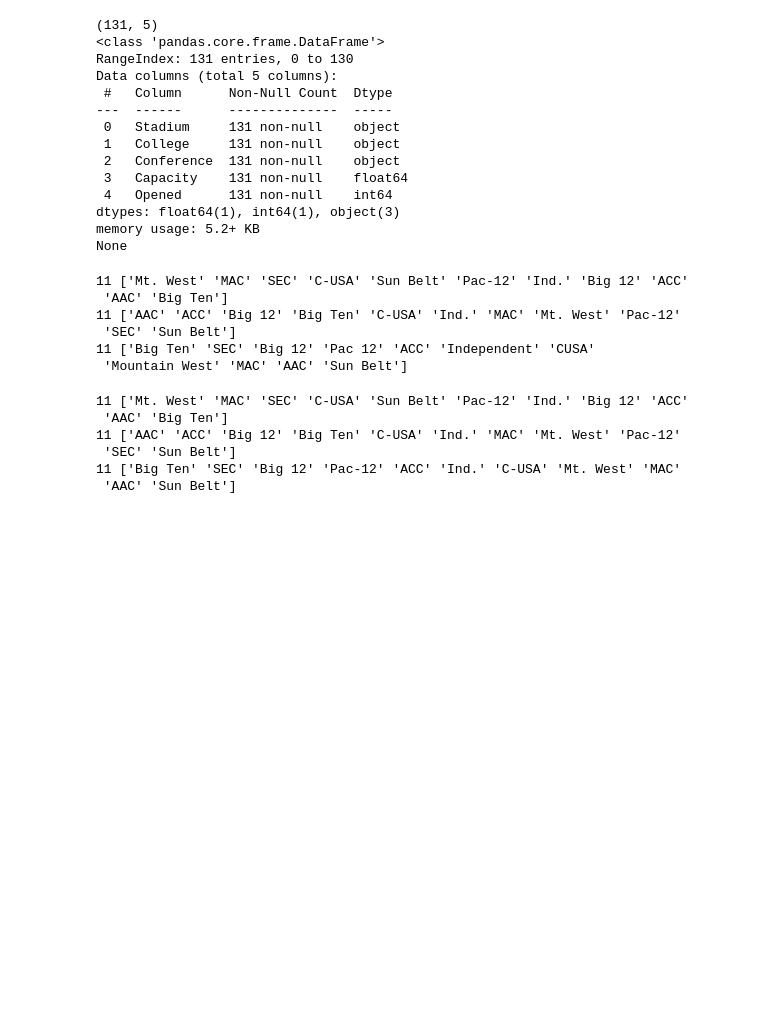
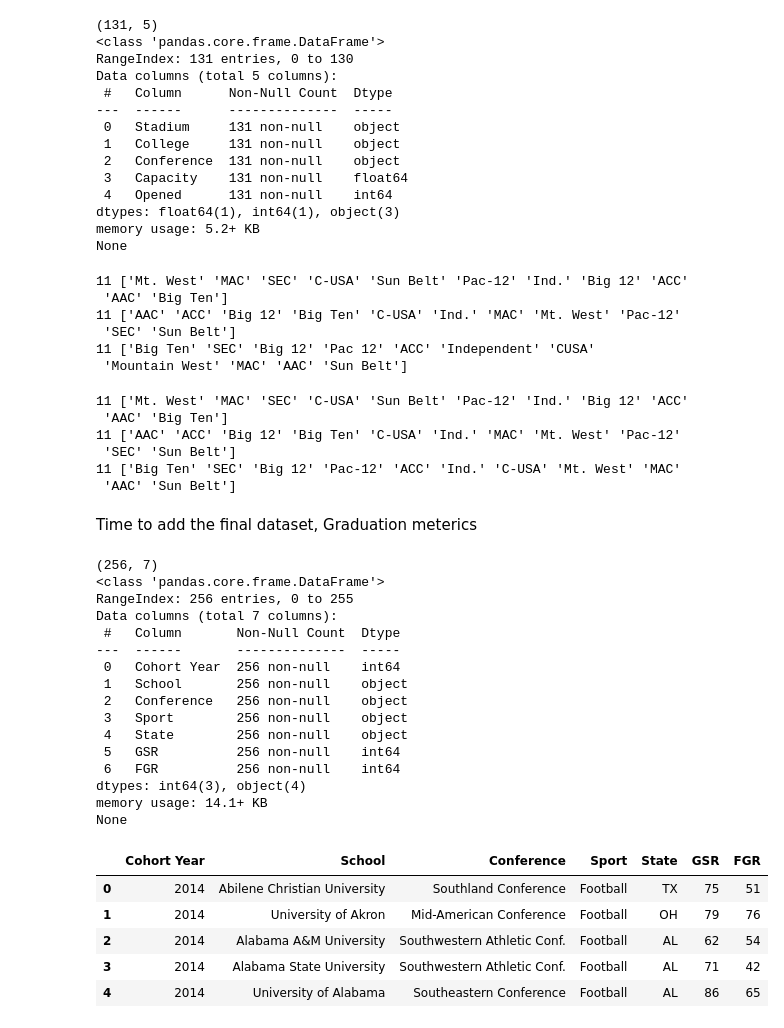
Before and after one commit to Champioa00/LAB1, a Jupyter notebook: Lab1Workingsession.ipynb, the cells around one changed output. Saved outputs shown, nothing was run; the diff lists cells and outputs as text; code cells hidden in the pictures; blank space fills up the shorter version.

```diff
--- a/Lab1Workingsession.ipynb
+++ b/Lab1Workingsession.ipynb
@@ -303,3 +303,36 @@ print(len(stadiumdf.Conference.unique()), stadiumdf.Conference.unique())
  'SEC' 'Sun Belt']
 11 ['Big Ten' 'SEC' 'Big 12' 'Pac-12' 'ACC' 'Ind.' 'C-USA' 'Mt. West' 'MAC'
  'AAC' 'Sun Belt']
+# %% [markdown]
+Time to add the final dataset, Graduation meterics
+# %%
+## Load and Explore Graduation Dataset ##
+graddf = pd.read_csv('https://raw.githubusercontent.com/Champioa00/LAB1/master/GradRate.csv')
+
+## Explore Graduation Data Frame ##
+print(graddf.shape)
+print(graddf.info())
+graddf.head()
+# %% [output]
+(256, 7)
+<class 'pandas.core.frame.DataFrame'>
+RangeIndex: 256 entries, 0 to 255
+Data columns (total 7 columns):
+ #   Column       Non-Null Count  Dtype
+---  ------       --------------  -----
+ 0   Cohort Year  256 non-null    int64
+ 1   School       256 non-null    object
+ 2   Conference   256 non-null    object
+ 3   Sport        256 non-null    object
+ 4   State        256 non-null    object
+ 5   GSR          256 non-null    int64
+ 6   FGR          256 non-null    int64
+dtypes: int64(3), object(4)
+memory usage: 14.1+ KB
+None
+|  | Cohort Year | School | Conference | Sport | State | GSR | FGR |
+| 0 | 2014 | Abilene Christian University | Southland Conference | Football | TX | 75 | 51 |
+| 1 | 2014 | University of Akron | Mid-American Conference | Football | OH | 79 | 76 |
+| 2 | 2014 | Alabama A&M University | Southwestern Athletic Conf. | Football | AL | 62 | 54 |
+| 3 | 2014 | Alabama State University | Southwestern Athletic Conf. | Football | AL | 71 | 42 |
+| 4 | 2014 | University of Alabama | Southeastern Conference | Football | AL | 86 | 65 |
```
Also changed, not shown: parts of 2 cells of this notebook.
